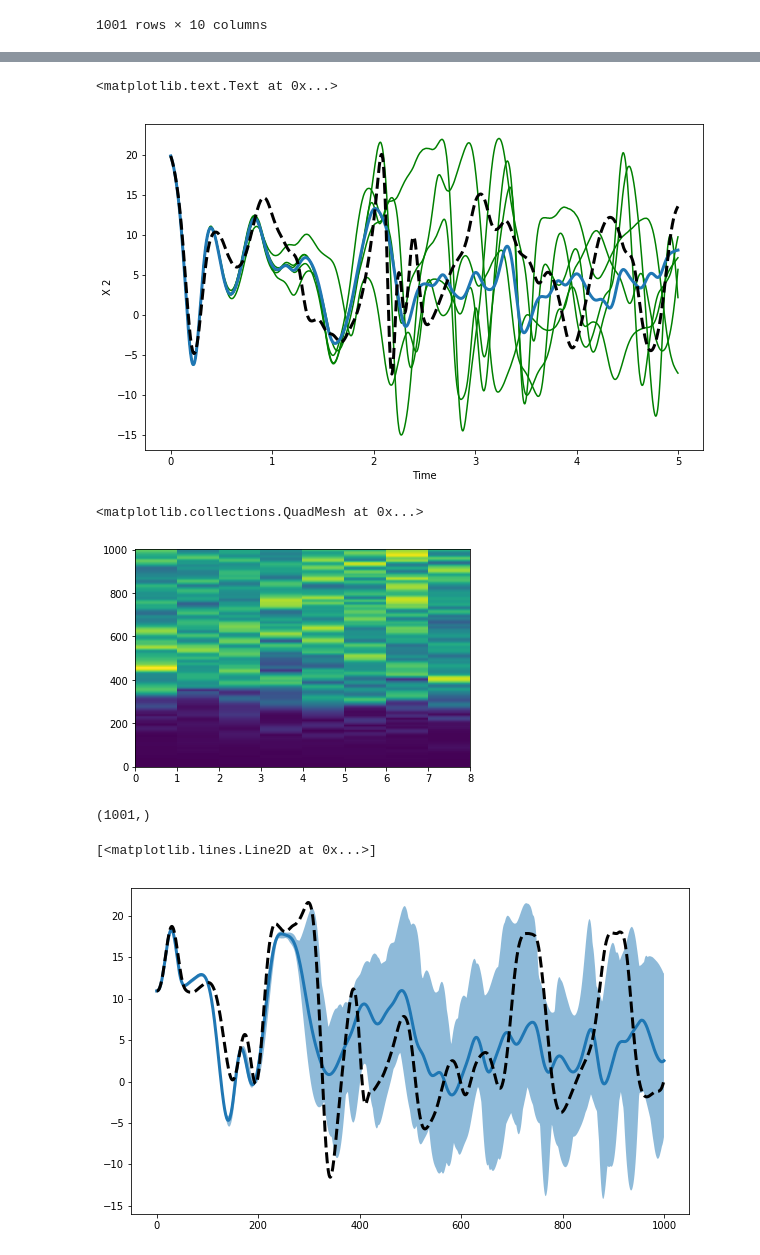
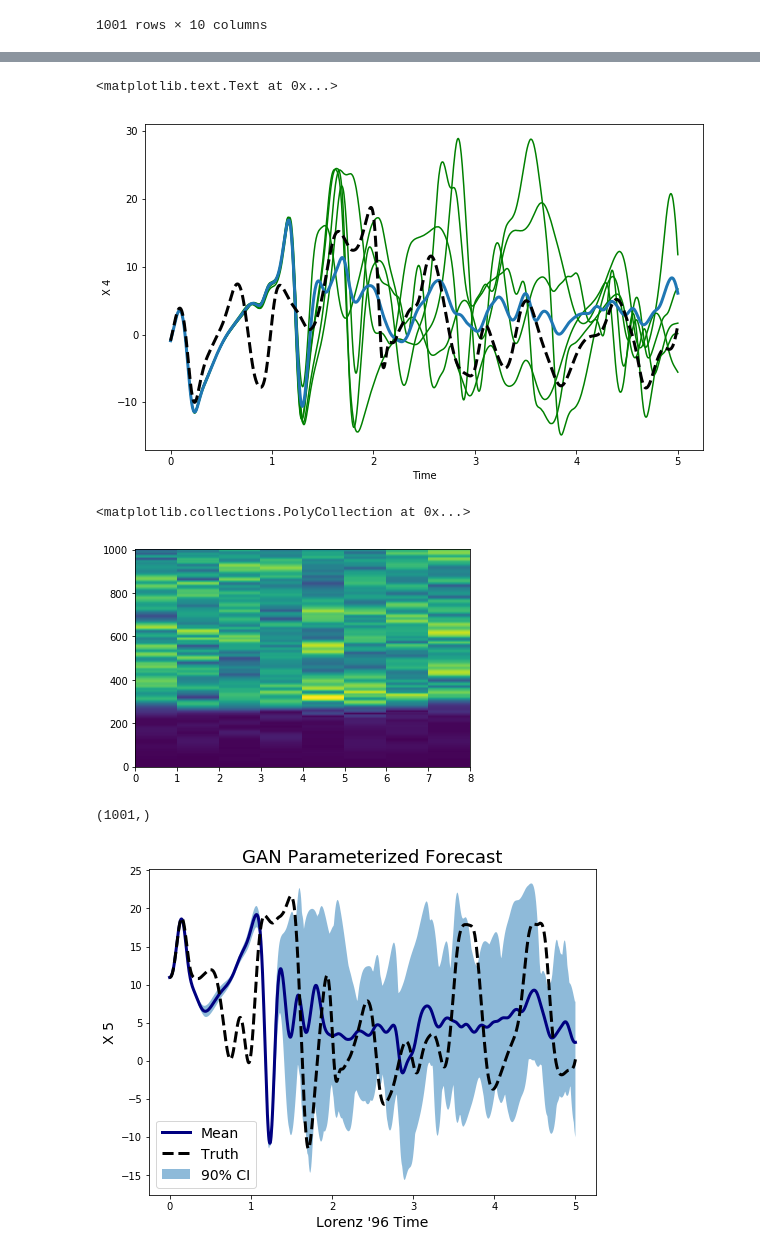
Before and after one commit to djgagne/lorenz_gan, a Jupyter notebook: notebooks/lorenz_gan_eval.ipynb, the cells around one changed output, grey strips where cells are left out. Cells and saved outputs as stored; diff of their text form; code cells hidden in the pictures.

```diff
--- a/notebooks/lorenz_gan_eval.ipynb
+++ b/notebooks/lorenz_gan_eval.ipynb
@@ -508,33 +536,38 @@ for i in range(3):
 plt.figure(figsize=(10, 6))
 
 for i in range(5):
-    plt.plot(lorenz_forecasts[0]["time"], lorenz_forecasts[i]["X_2"], "g-")
+    plt.plot(lorenz_forecasts[0]["time"], lorenz_forecasts[i]["X_4"], "g-")
 
-plt.plot(lorenz_forecasts[0]["time"], np.mean([lorenz_forecasts[i]["X_2"] for i in range(10)], axis=0), lw=3)
+plt.plot(lorenz_forecasts[0]["time"], np.mean([lorenz_forecasts[i]["X_4"] for i in range(10)], axis=0), lw=3)
 
-plt.plot(lorenz_forecasts[0]["time"], x_vals[100000:100000 + 1001, 2], 'k--', lw=3)
+plt.plot(lorenz_forecasts[0]["time"], x_vals[100000:100000 + 1001, 4], 'k--', lw=3)
 plt.xlabel("Time")
-plt.ylabel("X 2")
+plt.ylabel("X 4")
 # %% [output]
 <matplotlib.text.Text at 0x...>
-[figure, old version]
+[figure, new version]
 # %%
-plt.pcolormesh(lorenz_forecast_cube.std(axis=0))
+plt.subplots(1, 1, )
+plt.pcolor(lorenz_forecast_cube.std(axis=0))
 # %% [output]
-<matplotlib.collections.QuadMesh at 0x...>
+<matplotlib.collections.PolyCollection at 0x...>
-[figure, old version]
+[figure, new version]
 # %%
 np.percentile(lorenz_forecast_cube[:, :, x_val], 90, axis=0).shape
 # %% [output]
 (1001,)
 # %%
-plt.figure(figsize=(10, 6))
+plt.figure(figsize=(8, 6))
 x_val = 5
-plt.fill_between(np.arange(1001),
+plt.fill_between(lorenz_forecasts[0]["time"],
                  np.percentile(lorenz_forecast_cube[:, :, x_val], 95, axis=0),
-                 np.percentile(lorenz_forecast_cube[:, :, x_val], 5, axis=0), alpha=0.5)
-plt.plot(np.arange(1001), lorenz_forecast_cube[:, :, x_val].mean(axis=0), lw=3)
-plt.plot(x_vals[100000:100000 + 1000, x_val], 'k--', lw=3)
+                 np.percentile(lorenz_forecast_cube[:, :, x_val], 5, axis=0), alpha=0.5, label="90% CI")
+plt.plot(lorenz_forecasts[0]["time"], lorenz_forecast_cube[:, :, x_val].mean(axis=0), color="navy", lw=3, label="Mean")
+plt.plot(lorenz_forecasts[0]["time"], x_vals[100000:100000 + 1001, x_val], 'k--', lw=3, label="Truth")
+plt.xlabel("Lorenz '96 Time", fontsize=14)
+plt.ylabel("X 5", fontsize=14)
+plt.legend(loc=0, fontsize=14)
+plt.title("GAN Parameterized Forecast", fontsize=18)
+plt.savefig("../exp/lorenz_forecast_ts.png", dpi=200, bbox_inches="tight")
 # %% [output]
-[<matplotlib.lines.Line2D at 0x...>]
-[figure, old version]
+[figure, new version]
```
Also changed, not shown: parts of 45 cells of this notebook, 6 other files.
